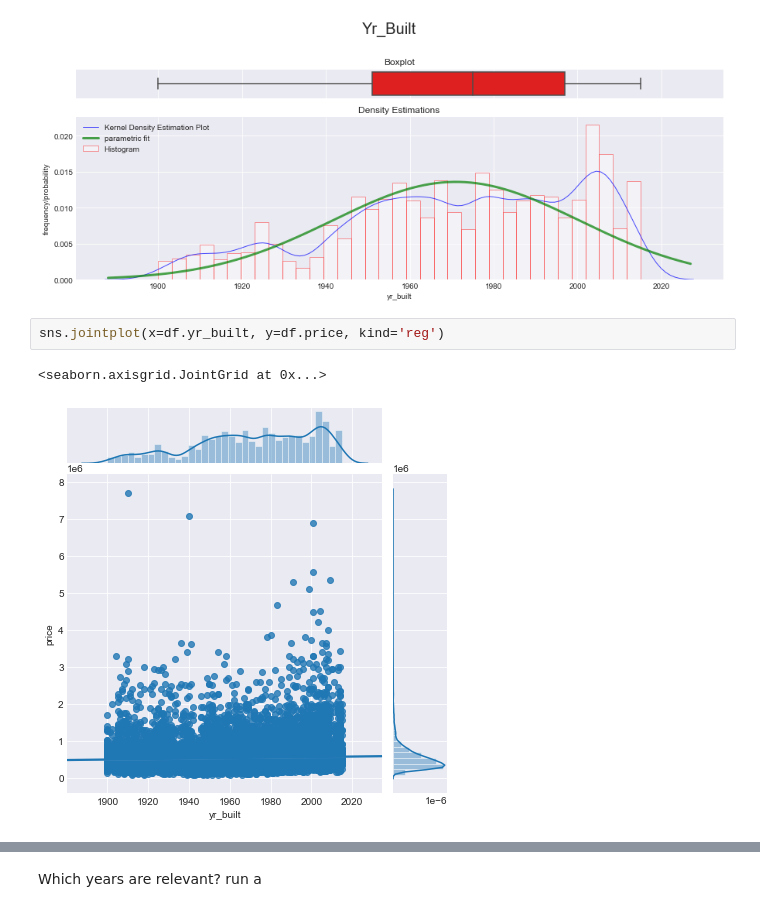
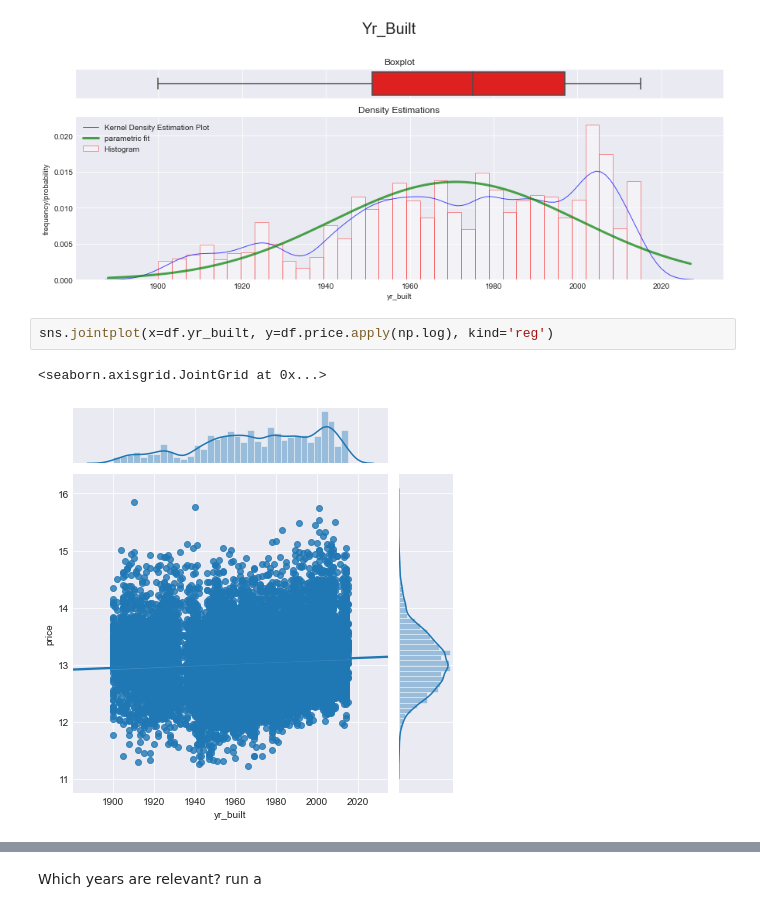
Before and after one commit to fecezar/Module-2-regression-project, a Jupyter notebook: regression_house_prices.ipynb, the cells around one changed output, grey strips where cells are left out. Saved outputs shown, nothing was run; the diff lists cells and outputs as text.

Commit message:
EDA on yr_built variable

```diff
--- a/regression_house_prices.ipynb
+++ b/regression_house_prices.ipynb
@@ -284,8 +352,8 @@ check_distribution(cols=['yr_built'], df=df)
 # %% [output]
 [figure]
 # %%
-sns.jointplot(x=df.yr_built, y=df.price, kind='reg')
+sns.jointplot(x=df.yr_built, y=df.price.apply(np.log), kind='reg')
 # %% [output]
 <seaborn.axisgrid.JointGrid at 0x...>
-[figure, old version]
+[figure, new version]
 # %%
```
Also changed, not shown: parts of 25 cells of this notebook.
